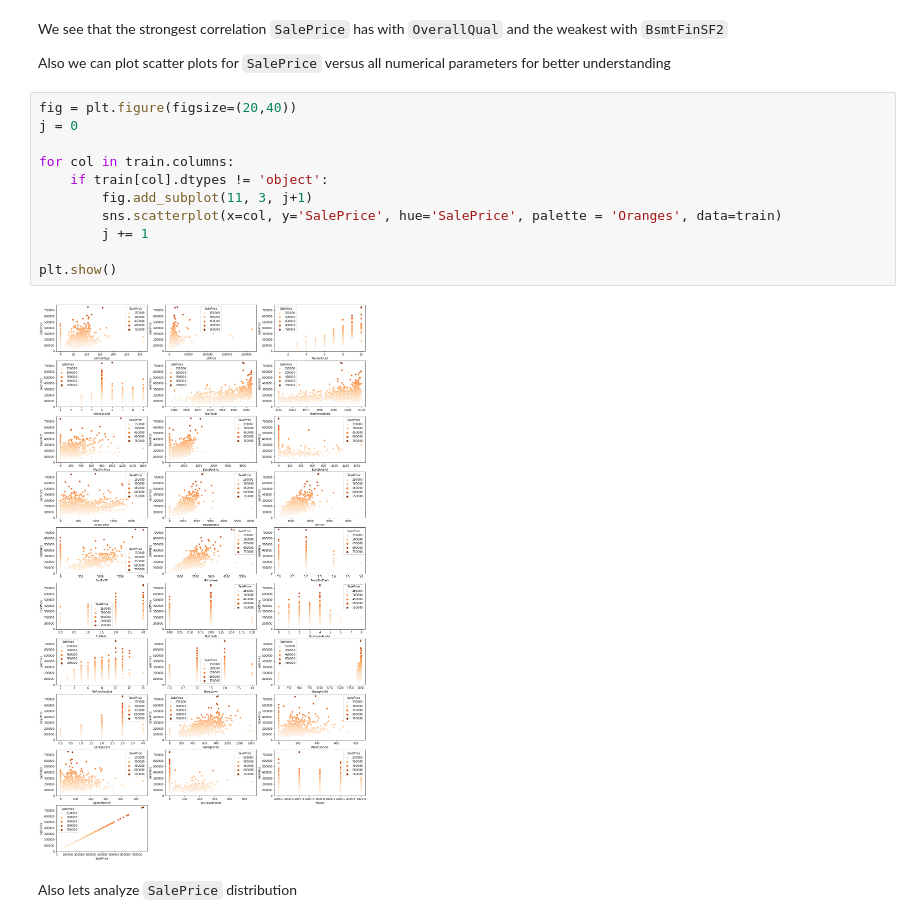
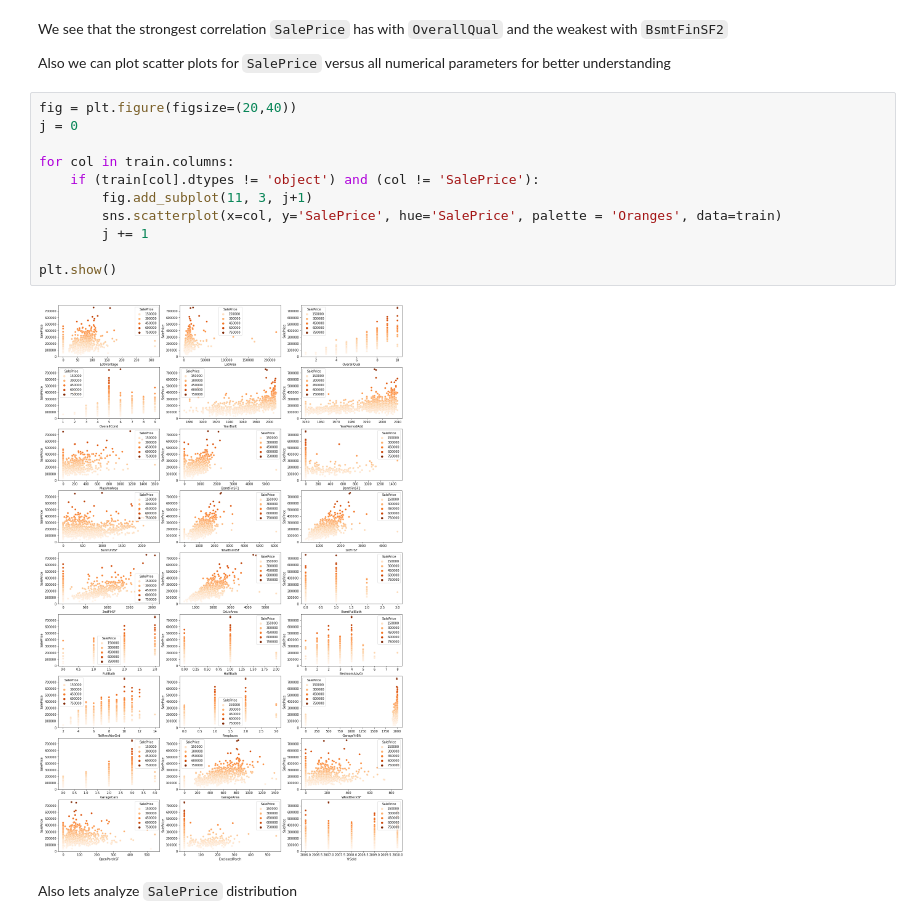
Before and after one commit to artsiom-bury/house-prices, a Jupyter notebook: House prices.ipynb, the cells around one changed output. Cells and saved outputs as stored; diff of their text form.

```diff
--- a/House prices.ipynb
+++ b/House prices.ipynb
@@ -179,16 +179,16 @@ Also we can plot scatter plots for <code>SalePrice</code> versus all numerical p
 # %%
 fig = plt.figure(figsize=(20,40))
 j = 0
 
 for col in train.columns:
-    if train[col].dtypes != 'object':
+    if (train[col].dtypes != 'object') and (col != 'SalePrice'):
         fig.add_subplot(11, 3, j+1)
         sns.scatterplot(x=col, y='SalePrice', hue='SalePrice', palette = 'Oranges', data=train)
         j += 1
 
 plt.show()
 # %% [output]
-[figure, old version]
+[figure, new version]
 # %% [markdown]
 Also lets analyze <code>SalePrice</code> distribution
 # %%
```
Also changed, not shown: parts of 15 cells of this notebook, 1 other file.
